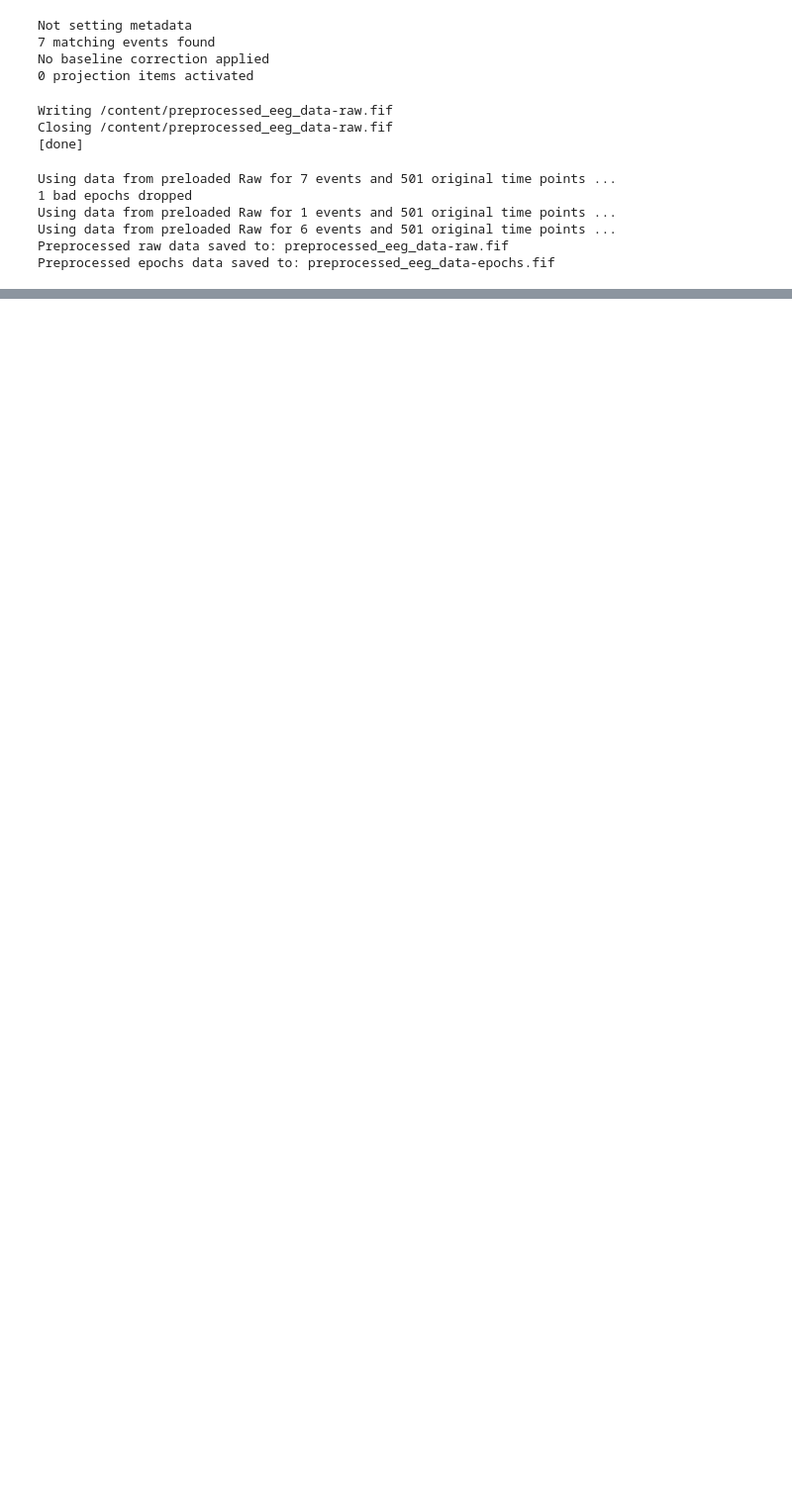
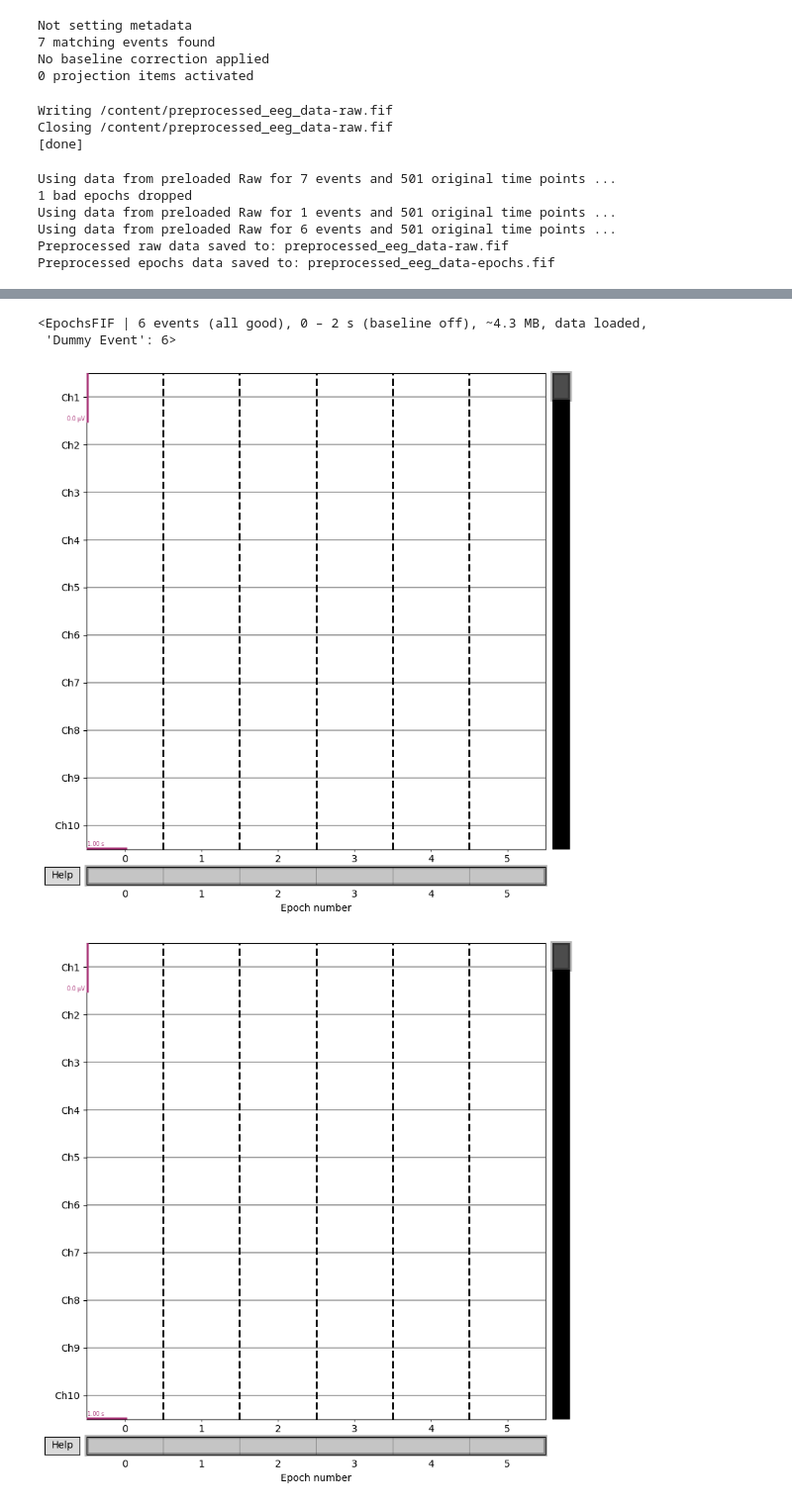
Before and after one commit to vathsal14/NOVO-NEUROTECH, a Jupyter notebook: pre_processing_2.ipynb, the cells around one changed output, grey strips where cells are left out. Shown at 99% size. Drawn from its saved outputs; the diff is of its cells as text; code cells hidden in the pictures; blank space fills up the shorter version.

```diff
--- a/pre_processing_2.ipynb
+++ b/pre_processing_2.ipynb
@@ -222,0 +240,6 @@ Preprocessed epochs data saved to: preprocessed_eeg_data-epochs.fif
+# %%
+epochs_file_path = "preprocessed_eeg_data-epochs.fif"  # Update with your actual file path
+epochs = mne.read_epochs(epochs_file_path, preload=True)
+print(epochs)
+epochs.plot(n_epochs=10, n_channels=10, scalings='auto', title='Preprocessed Epochs', show=True)
+# %% [output]
@@ -222,0 +254,4 @@ Preprocessed epochs data saved to: preprocessed_eeg_data-epochs.fif
+<EpochsFIF | 6 events (all good), 0 – 2 s (baseline off), ~4.3 MB, data loaded,
+ 'Dummy Event': 6>
+[figure, added]
+[figure, added]
```
Also changed, not shown: parts of 5 cells of this notebook.
